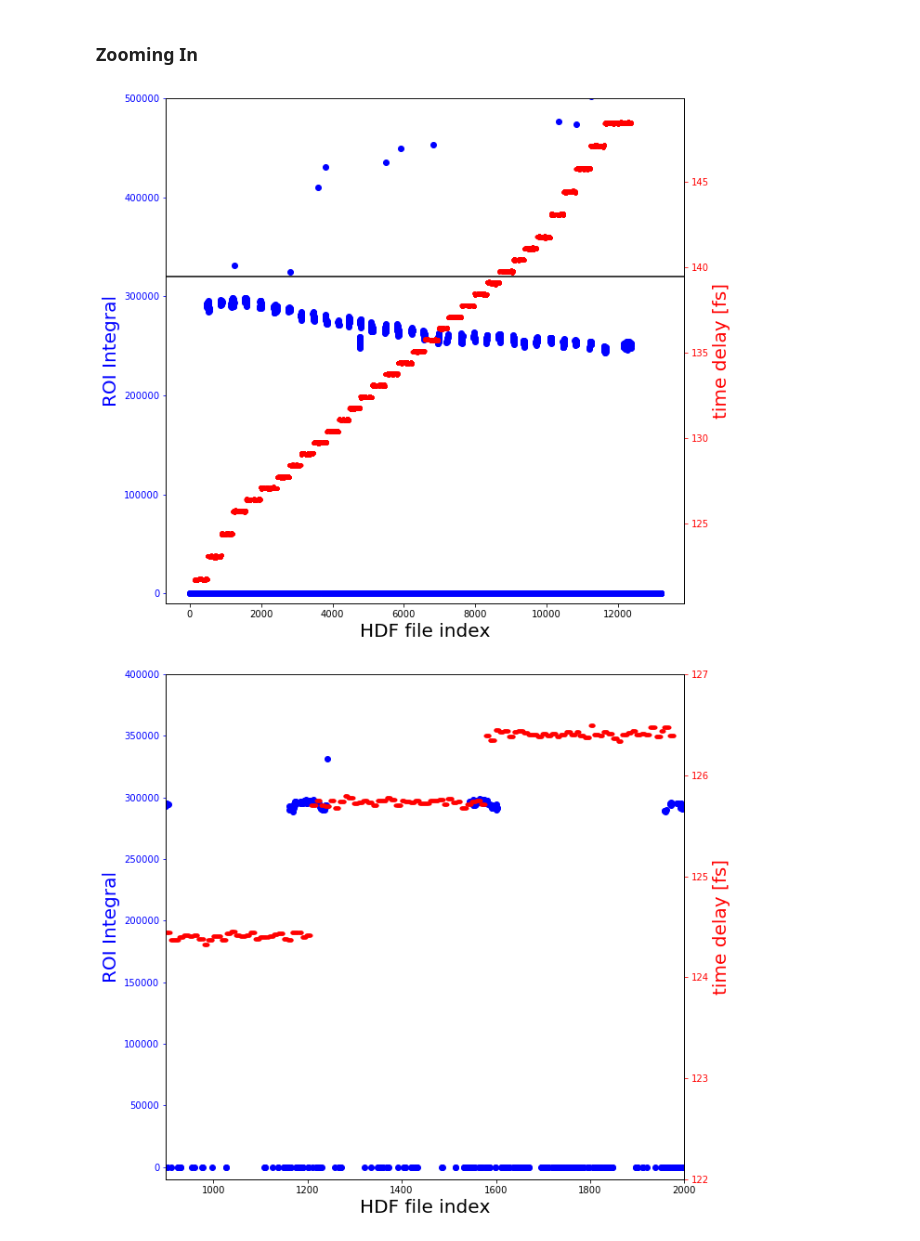
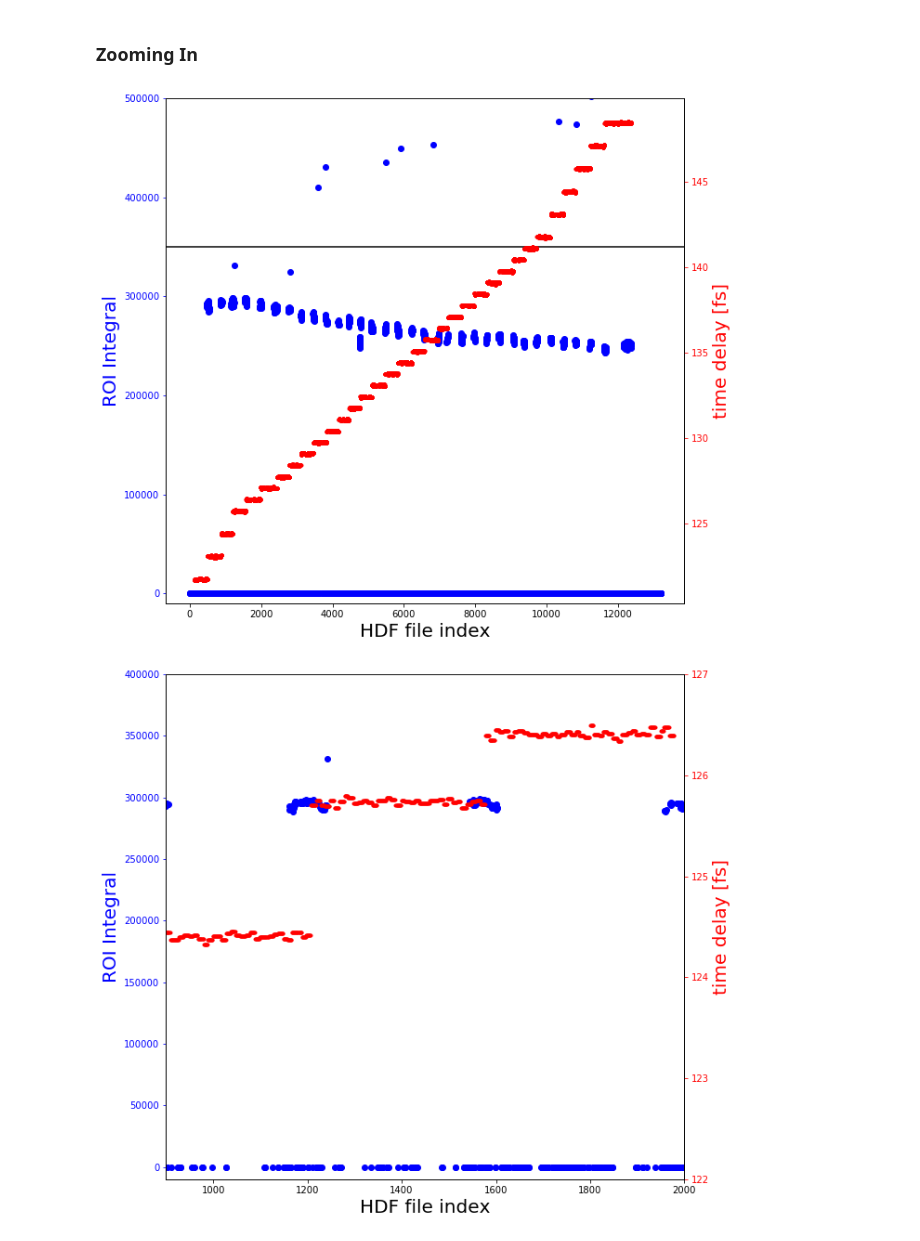
Before and after one commit to chrispassow/DESC-commissioning, a Jupyter notebook: fringes/DESC-fringe-scan.ipynb, the cells around one changed output. Drawn from its saved outputs; the diff is of its cells as text; code cells hidden in the pictures.

```diff
--- a/fringes/DESC-fringe-scan.ipynb
+++ b/fringes/DESC-fringe-scan.ipynb
@@ -142,21 +151,21 @@ plt.show()
 # %%
 fig, ax1 = plt.subplots(figsize=(10,10))
 ax1.plot(integral,'bo')
 ax1.set_xlabel('HDF file index',fontsize=20)
 ax1.set_ylabel('ROI Integral', color='b', fontsize=20)
 ax1.tick_params('y', colors='b')
 ax1.set_ylim(-10000,500000)
 
-plt.axhline(y=320000, color='k')
+plt.axhline(y=350000, color='k')
 
 ax2 = ax1.twinx()
 ax2.plot(timeDelay,'r.')
 ax2.set_ylabel('time delay [fs]', color='r', fontsize=20)
 ax2.tick_params('y', colors='r')
 
 plt.show()
 # %% [output]
-[figure, old version]
+[figure, new version]
 # %%
 fig, ax1 = plt.subplots(figsize=(10,10))
 ax1.plot(integral,'bo')
```
Also changed, not shown: parts of 42 cells of this notebook, 2 other files.
